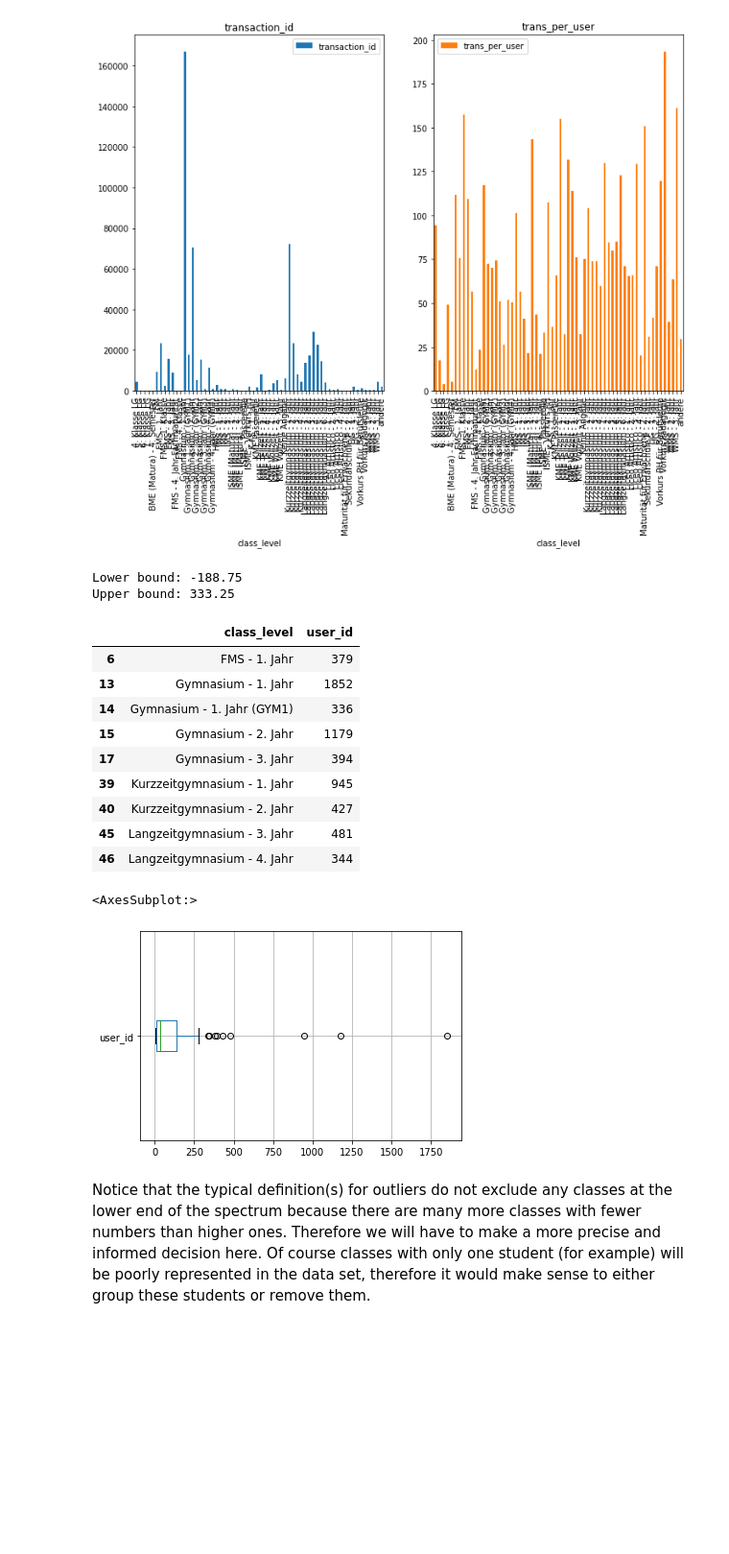
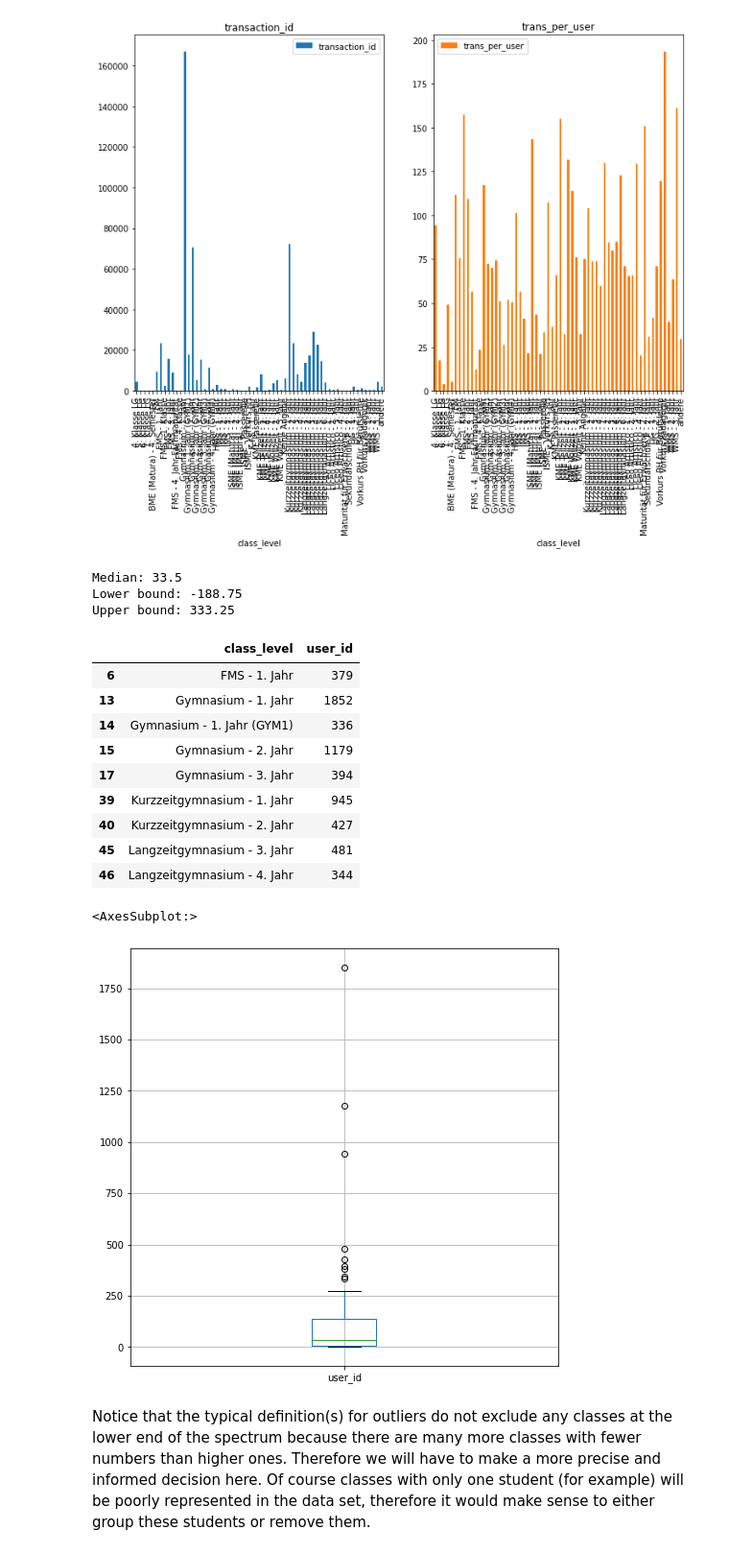
Before and after one commit to ML4BD/milestone-4-roguesgallery, a Jupyter notebook: notebooks/Milestone04/m4_lernnavi_342485.ipynb, the cells around one changed output. Shown at 96% size. Saved outputs shown, nothing was run; the diff lists cells and outputs as text; code cells hidden in the pictures; blank space fills up the shorter version.

```diff
--- a/notebooks/Milestone04/m4_lernnavi_342485.ipynb
+++ b/notebooks/Milestone04/m4_lernnavi_342485.ipynb
@@ -180,22 +194,23 @@ def show_outliers(df, colname, method):
         return out
 # %%
 display(show_outliers(class_size, 'user_id', 'IQR'))
-class_size.boxplot(column='user_id', vert=False)
+class_size.boxplot(column='user_id', vert=True, figsize=(8,8))
 # %% [output]
+Median: 33.5
 Lower bound: -188.75
 Upper bound: 333.25
 |  | class_level | user_id |
 | 6 | FMS - 1. Jahr | 379 |
 | 13 | Gymnasium - 1. Jahr | 1852 |
 | 14 | Gymnasium - 1. Jahr (GYM1) | 336 |
 | 15 | Gymnasium - 2. Jahr | 1179 |
 | 17 | Gymnasium - 3. Jahr | 394 |
 | 39 | Kurzzeitgymnasium - 1. Jahr | 945 |
 | 40 | Kurzzeitgymnasium - 2. Jahr | 427 |
 | 45 | Langzeitgymnasium - 3. Jahr | 481 |
 | 46 | Langzeitgymnasium - 4. Jahr | 344 |
 <AxesSubplot:>
-[figure, old version]
+[figure, new version]
 # %% [markdown]
 Notice that the typical definition(s) for outliers do not exclude any classes at the lower end of the spectrum because there are many more classes with fewer numbers than higher ones. Therefore we will have to make a more precise and informed decision here. Of course classes with only one student (for example) will be poorly represented in the data set, therefore it would make sense to either group these students or remove them.
 # %%
```
Also changed, not shown: parts of 16 cells of this notebook, 4 other files.
